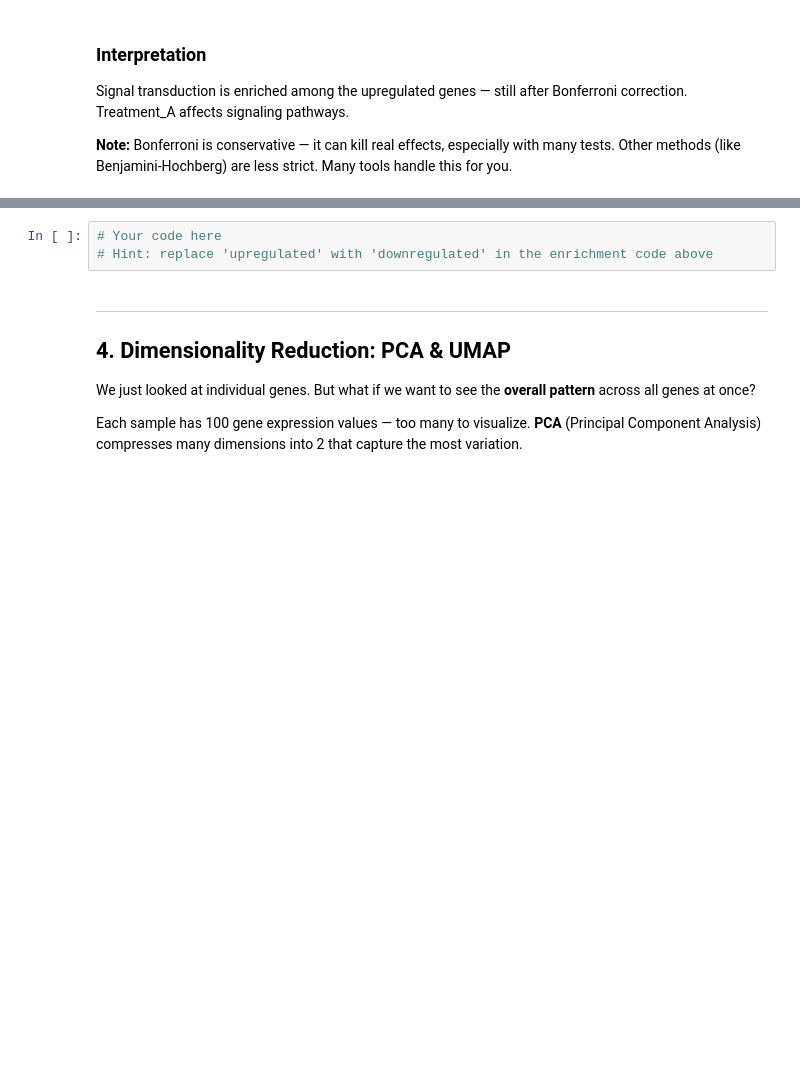
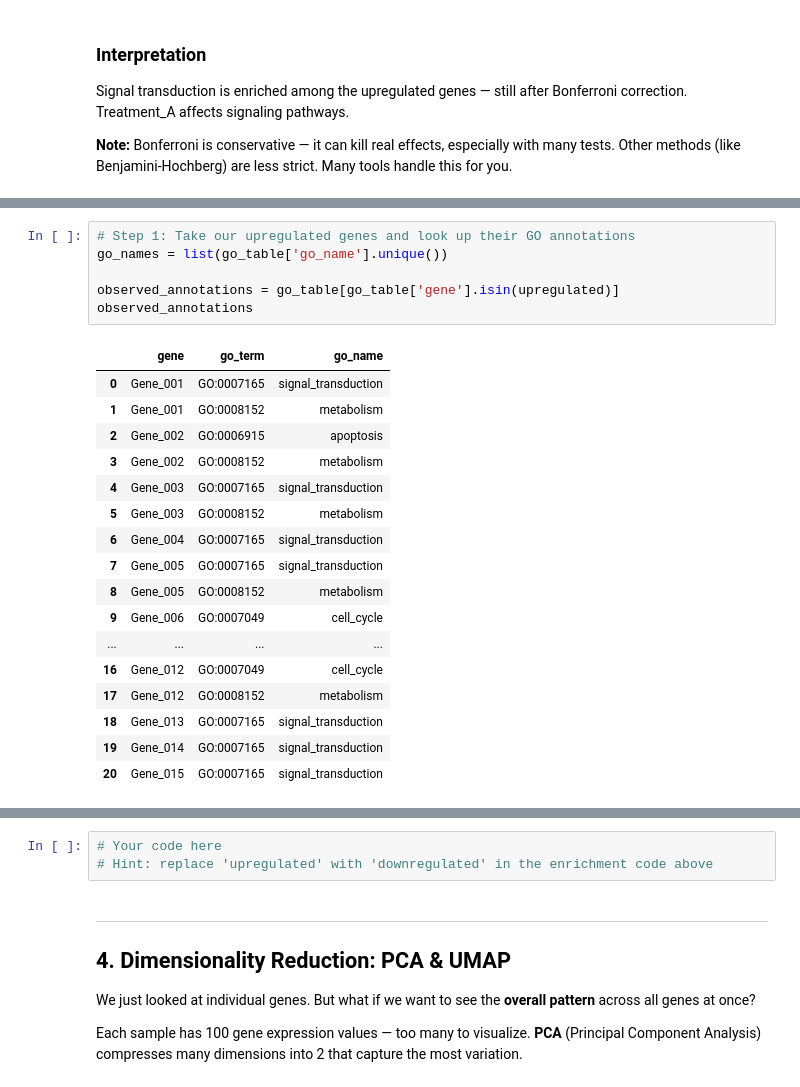
Before and after one commit to cgenomicslab/imbb-data-analysis, a Jupyter notebook: week1/day4_enrichment_dimensionality.ipynb, the cells around one changed output, grey strips where cells are left out. Cells and saved outputs as stored; diff of their text form; blank space fills up the shorter version.

```diff
--- a/week1/day4_enrichment_dimensionality.ipynb
+++ b/week1/day4_enrichment_dimensionality.ipynb
@@ -278,0 +385,24 @@ Other methods (like Benjamini-Hochberg) are less strict. Many tools handle this
+# %%
+# Step 1: Take our upregulated genes and look up their GO annotations
+go_names = list(go_table['go_name'].unique())
+
+observed_annotations = go_table[go_table['gene'].isin(upregulated)]
+observed_annotations
+# %% [output]
+|  | gene | go_term | go_name |
+| 0 | Gene_001 | GO:0007165 | signal_transduction |
+| 1 | Gene_001 | GO:0008152 | metabolism |
+| 2 | Gene_002 | GO:0006915 | apoptosis |
+| 3 | Gene_002 | GO:0008152 | metabolism |
+| 4 | Gene_003 | GO:0007165 | signal_transduction |
+| 5 | Gene_003 | GO:0008152 | metabolism |
+| 6 | Gene_004 | GO:0007165 | signal_transduction |
+| 7 | Gene_005 | GO:0007165 | signal_transduction |
+| 8 | Gene_005 | GO:0008152 | metabolism |
+| 9 | Gene_006 | GO:0007049 | cell_cycle |
+| ... | ... | ... | ... |
+| 16 | Gene_012 | GO:0007049 | cell_cycle |
+| 17 | Gene_012 | GO:0008152 | metabolism |
+| 18 | Gene_013 | GO:0007165 | signal_transduction |
+| 19 | Gene_014 | GO:0007165 | signal_transduction |
+| 20 | Gene_015 | GO:0007165 | signal_transduction |
```
Also changed, not shown: parts of 19 cells of this notebook.
